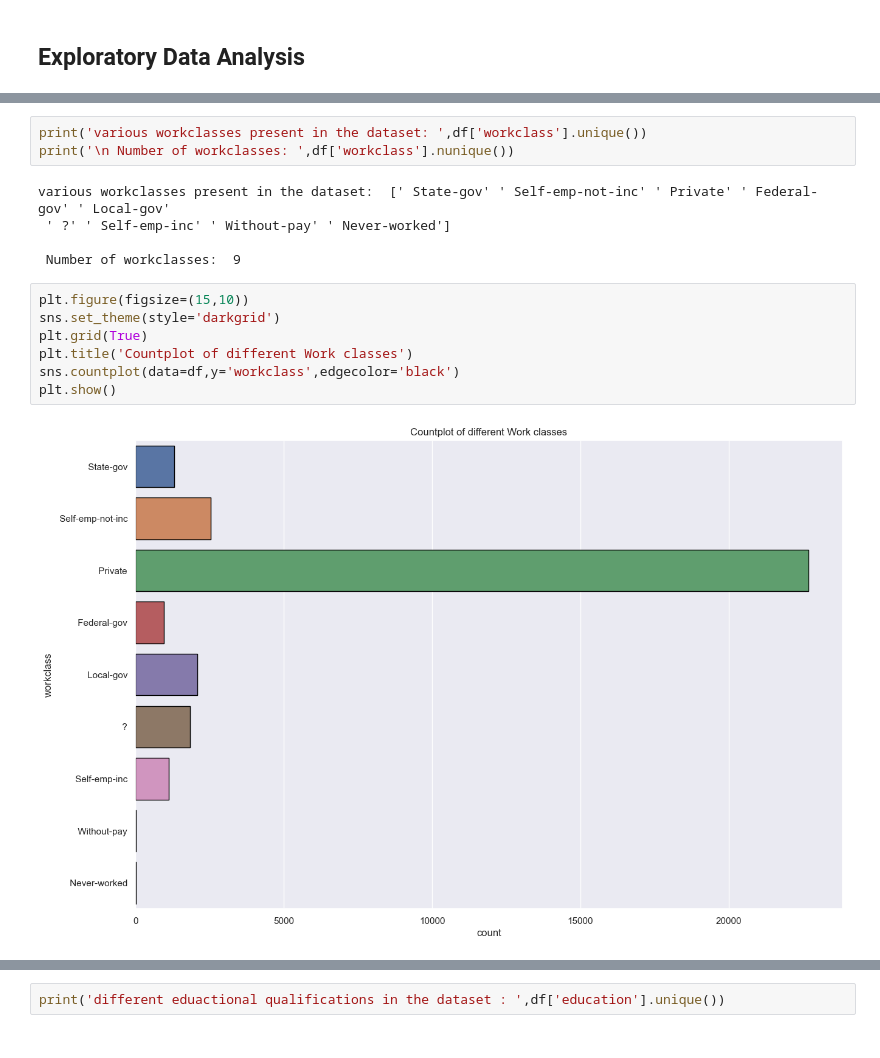
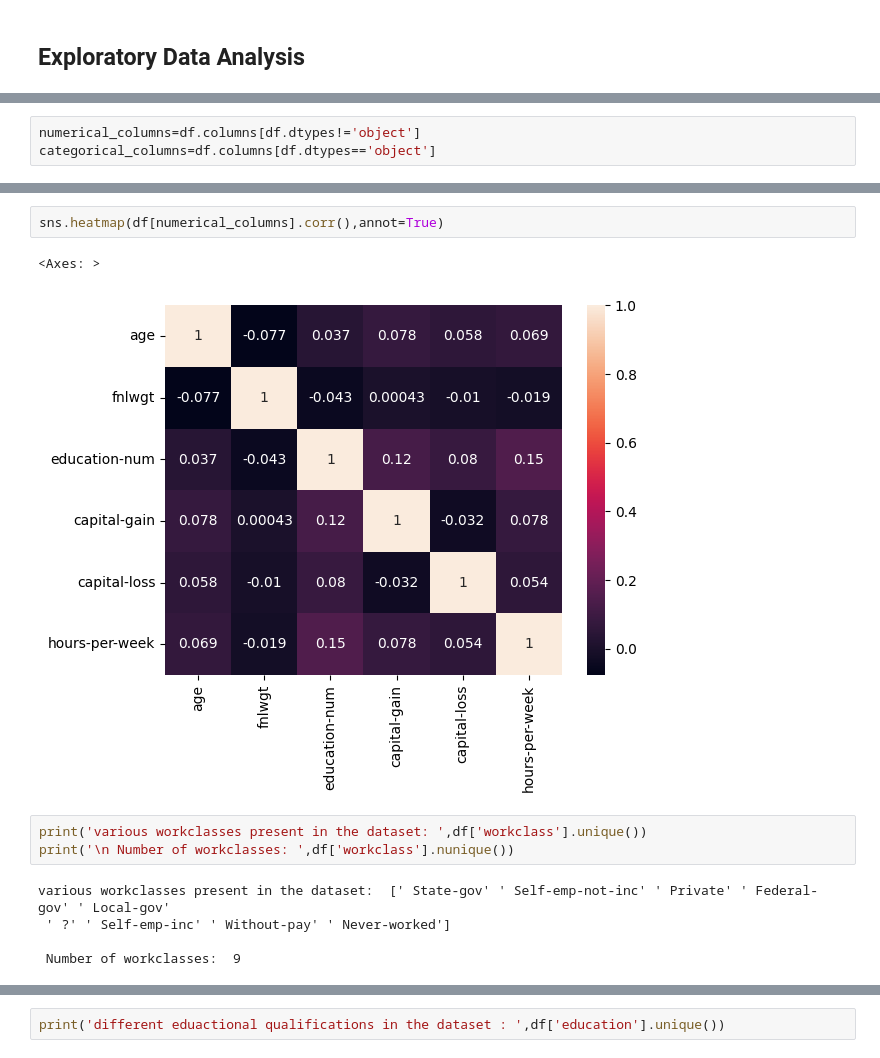
Before and after one commit to Adroit10/AdultCensus_IncomePrediction, a Jupyter notebook: notebooks/EDA.ipynb, the cells around one changed output, grey strips where cells are left out. Cells and saved outputs as stored; diff of their text form.

```diff
--- a/notebooks/EDA.ipynb
+++ b/notebooks/EDA.ipynb
@@ -85,0 +85,3 @@ Observing the data for salary we can see that maximum records for salary greater
+# %%
+numerical_columns=df.columns[df.dtypes!='object']
+categorical_columns=df.columns[df.dtypes=='object']
@@ -86,3 +99,8 @@ Observing the data for salary we can see that maximum records for salary greater
+# %%
+sns.heatmap(df[numerical_columns].corr(),annot=True)
+# %% [output]
+<Axes: >
+[figure, added]
 # %%
 print('various workclasses present in the dataset: ',df['workclass'].unique())
 print('\n Number of workclasses: ',df['workclass'].nunique())
@@ -91,12 +109,3 @@ various workclasses present in the dataset:  [' State-gov' ' Self-emp-not-inc' '
  ' ?' ' Self-emp-inc' ' Without-pay' ' Never-worked']
 
  Number of workclasses:  9
-# %%
-plt.figure(figsize=(15,10))
-sns.set_theme(style='darkgrid')
-plt.grid(True)
-plt.title('Countplot of different Work classes')
-sns.countplot(data=df,y='workclass',edgecolor='black')
-plt.show()
-# %% [output]
-[figure, removed]
```
Also changed, not shown: parts of 92 cells of this notebook, 4 other files.
